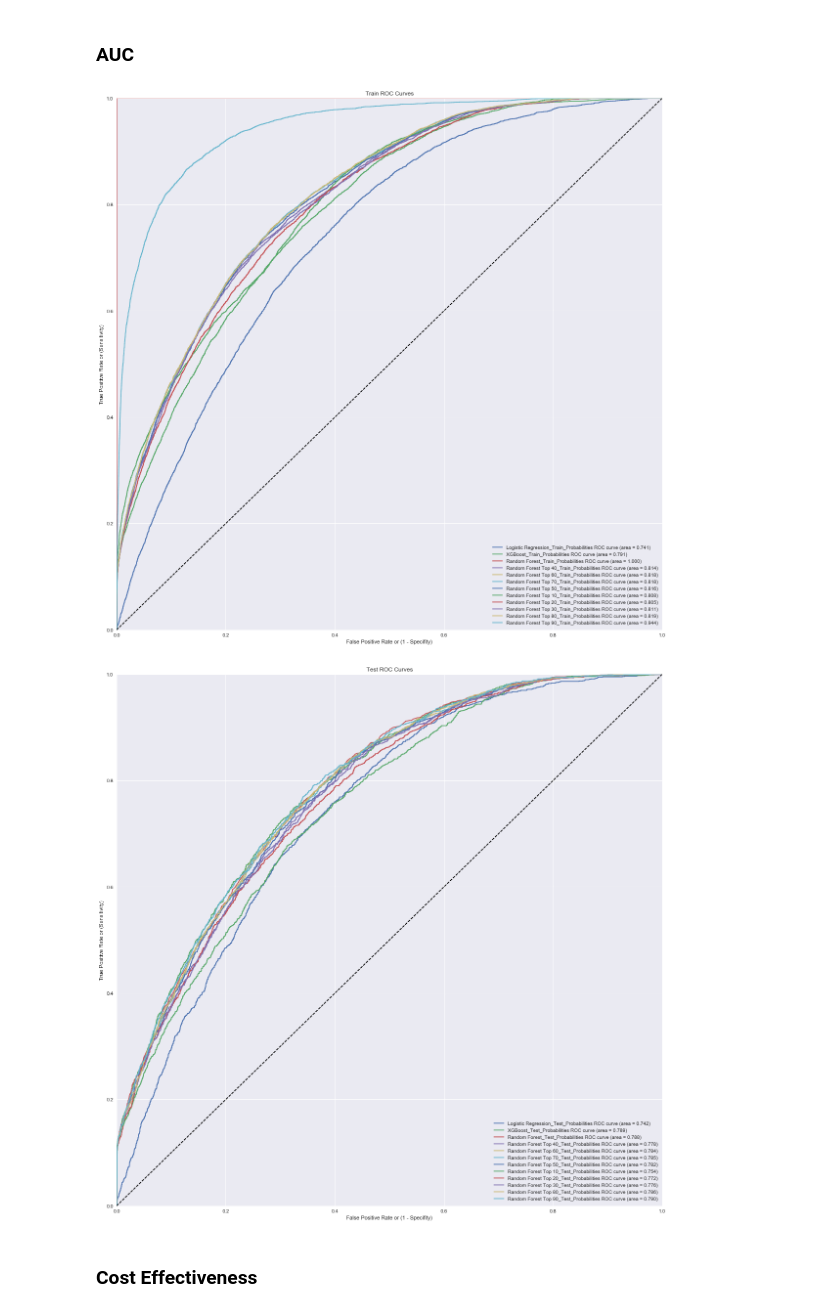
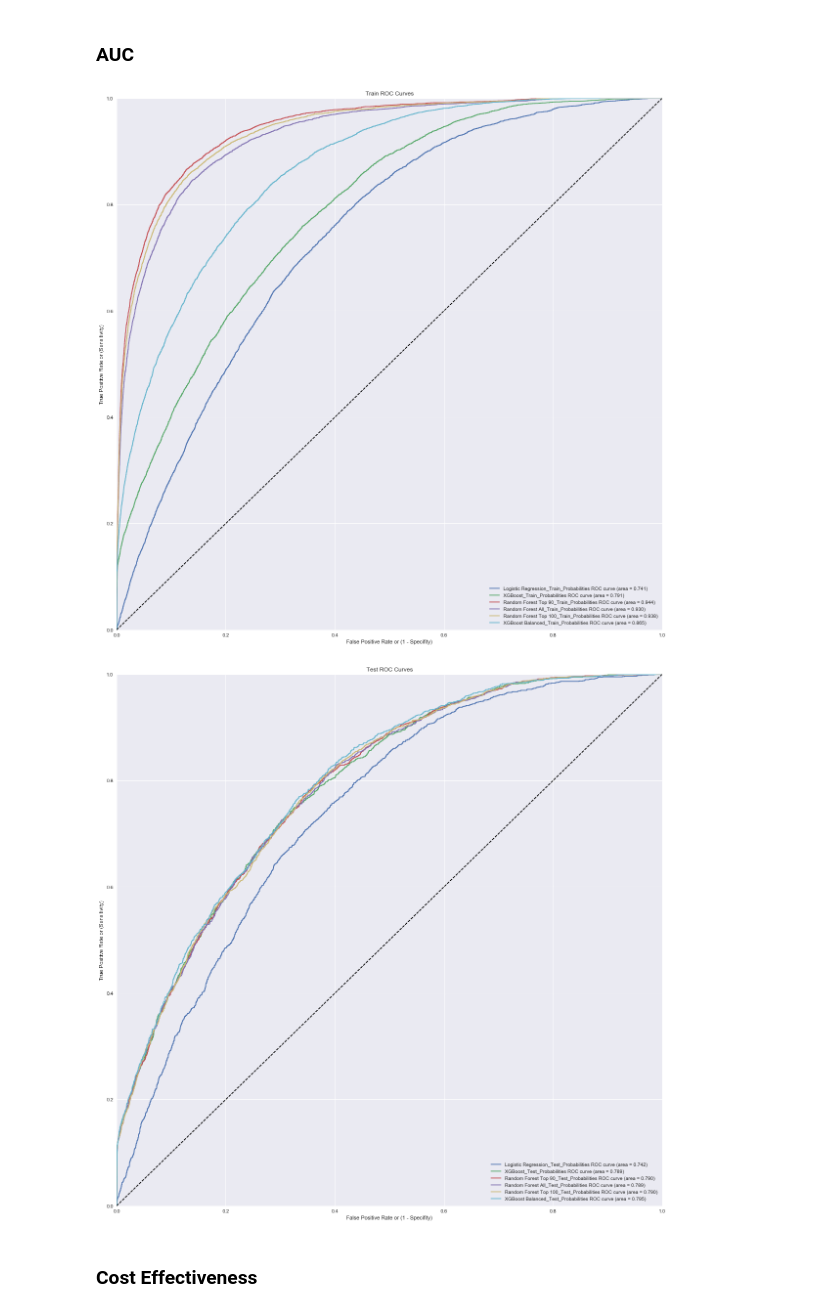
Before and after one commit to pateli18/Machine-Learning-Nanodegree, a Jupyter notebook: capstone_project/Models Evaluation.ipynb, the cells around one changed output. Cells and saved outputs as stored; diff of their text form; code cells hidden in the pictures.

Commit message:
changed cost analysis and plotting, added XGBoost Balanced

```diff
--- a/capstone_project/Models Evaluation.ipynb
+++ b/capstone_project/Models Evaluation.ipynb
@@ -567,15 +613,17 @@ def plot_roc(y, predictions, label):
 
     plt.show()
 # %%
-train_probability_columns = [column for column in train_predictions_df.columns if 'Probabilities' in column]
+models_to_plot = ['XGBoost Balanced', 'Random Forest Top 100', 'Random Forest Top 90',
+                 'Random Forest All', 'XGBoost', 'Logistic Regression']
+train_probability_columns = [column for column in train_predictions_df.columns if 'Probabilities' in column and column.replace('_Train_Probabilities', '') in models_to_plot]
 plot_roc(train_predictions_df['READMISSION'], train_predictions_df[train_probability_columns], 'Train')
 # %% [output]
-[figure, old version]
+[figure, new version]
 # %%
-test_probability_columns = [column for column in test_predictions_df.columns if 'Probabilities' in column]
+test_probability_columns = [column for column in test_predictions_df.columns if 'Probabilities' in column and column.replace('_Test_Probabilities', '') in models_to_plot]
 plot_roc(test_predictions_df['READMISSION'], test_predictions_df[test_probability_columns], 'Test')
 # %% [output]
-[figure, old version]
+[figure, new version]
 # %% [markdown]
 ### Cost Effectiveness
 # %%
```
Also changed, not shown: parts of 25 cells of this notebook.
